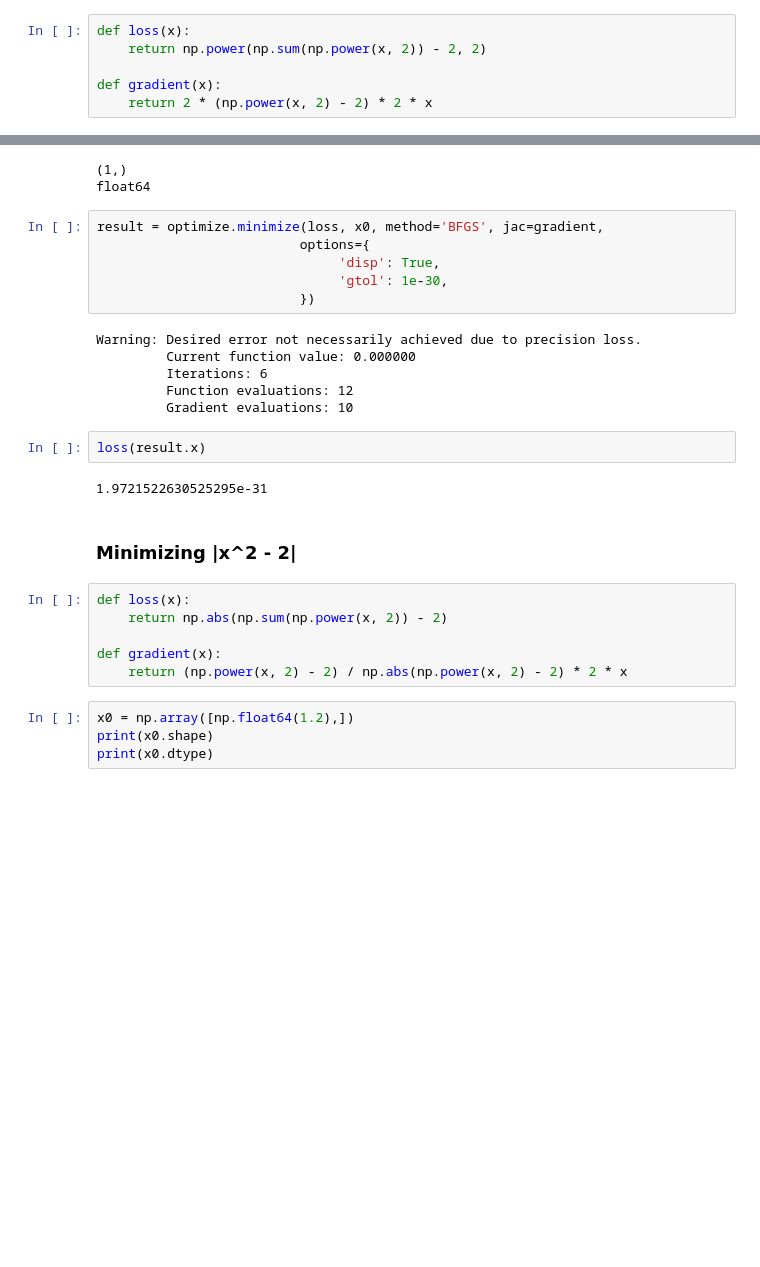
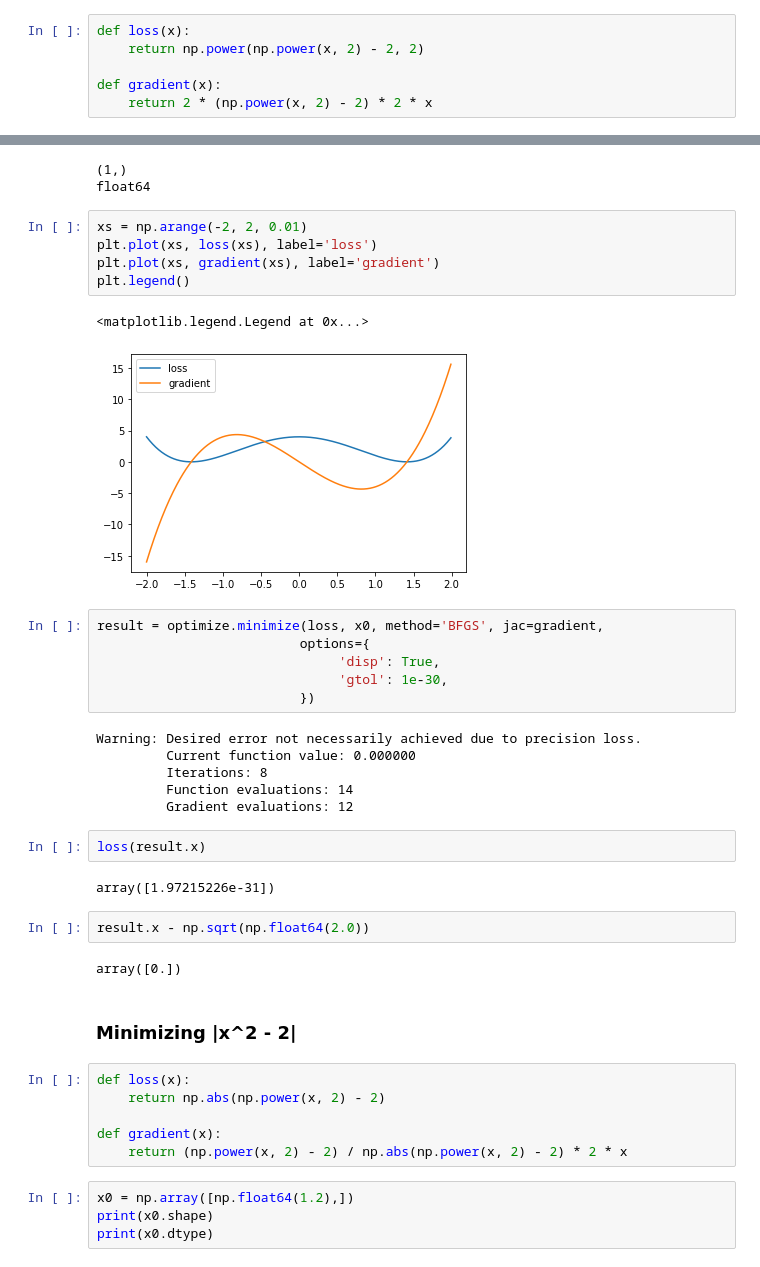
Before and after one commit to ejmichaud/precision-ml, a Jupyter notebook: notebooks/precision-baselines.ipynb, the cells around one changed output, grey strips where cells are left out. Drawn from its saved outputs; the diff is of its cells as text; blank space fills up the shorter version.

```diff
--- a/notebooks/precision-baselines.ipynb
+++ b/notebooks/precision-baselines.ipynb
@@ -10,7 +10,7 @@ import torch.nn as nn
 ### Minimizing (x^2 - 2)^2
 # %%
 def loss(x):
-    return np.power(np.sum(np.power(x, 2)) - 2, 2)
+    return np.power(np.power(x, 2) - 2, 2)
 
 def gradient(x):
     return 2 * (np.power(x, 2) - 2) * 2 * x
@@ -21,6 +21,14 @@ print(x0.dtype)
 # %% [output]
 (1,)
 float64
+# %%
+xs = np.arange(-2, 2, 0.01)
+plt.plot(xs, loss(xs), label='loss')
+plt.plot(xs, gradient(xs), label='gradient')
+plt.legend()
+# %% [output]
+<matplotlib.legend.Legend at 0x...>
+[figure, added]
 # %%
 result = optimize.minimize(loss, x0, method='BFGS', jac=gradient,
                           options={
@@ -30,18 +38,22 @@ result = optimize.minimize(loss, x0, method='BFGS', jac=gradient,
 # %% [output]
 Warning: Desired error not necessarily achieved due to precision loss.
          Current function value: 0.000000
-         Iterations: 6
-         Function evaluations: 12
-         Gradient evaluations: 10
+         Iterations: 8
+         Function evaluations: 14
+         Gradient evaluations: 12
 # %%
 loss(result.x)
 # %% [output]
-1.9721522630525295e-31
+array([1.97215226e-31])
+# %%
+result.x - np.sqrt(np.float64(2.0))
+# %% [output]
+array([0.])
 # %% [markdown]
 ### Minimizing |x^2 - 2|
 # %%
 def loss(x):
-    return np.abs(np.sum(np.power(x, 2)) - 2)
+    return np.abs(np.power(x, 2) - 2)
 
 def gradient(x):
     return (np.power(x, 2) - 2) / np.abs(np.power(x, 2) - 2) * 2 * x
```
Also changed, not shown: parts of 7 cells of this notebook.
